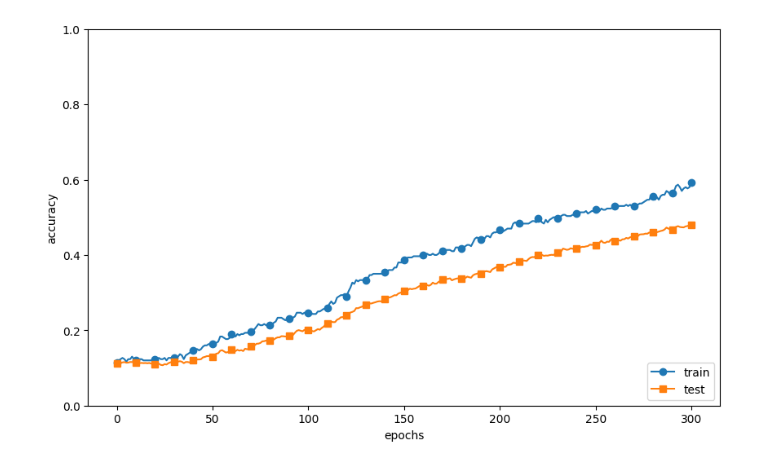
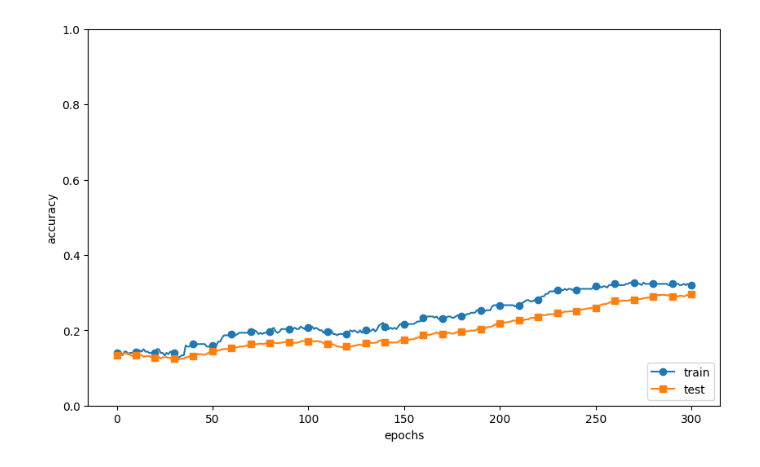
Before and after one commit to GwangMi/Microsoft_AI_School, a Jupyter notebook: 9-1. 실습/notebooks/DL3_20241006/ch05/overfit_dropout.ipynb, the cells around one changed output. Saved outputs shown, nothing was run; the diff lists cells and outputs as text; code cells hidden in the pictures.

```diff
--- a/9-1. 실습/notebooks/DL3_20241006/ch05/overfit_dropout.ipynb
+++ b/9-1. 실습/notebooks/DL3_20241006/ch05/overfit_dropout.ipynb
@@ -19,7 +19,7 @@ x_train = x_train[:300]
 t_train = t_train[:300]
 
 use_dropout = True
-dropout_ratio = 0.2
+dropout_ratio = 0.3
 
 network = MultiLayerNetExtend(input_size=784, hidden_size_list=[100,100,100,100,100,100], output_size=10,
                               use_dropout= use_dropout, dropout_ration= dropout_ratio)
@@ -62 +62 @@ test acc:0.4801
-[figure, old version]
+[figure, new version]
```
Also changed, not shown: parts of 1 cell of this notebook, 1 other file.
